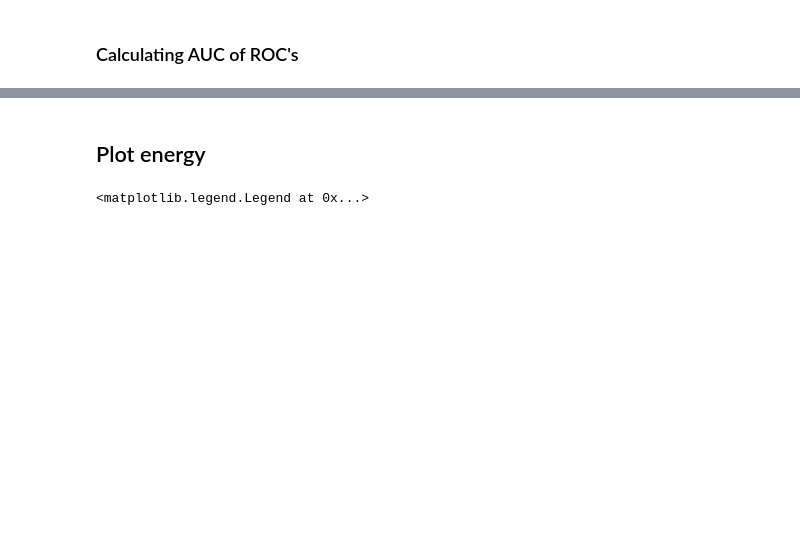
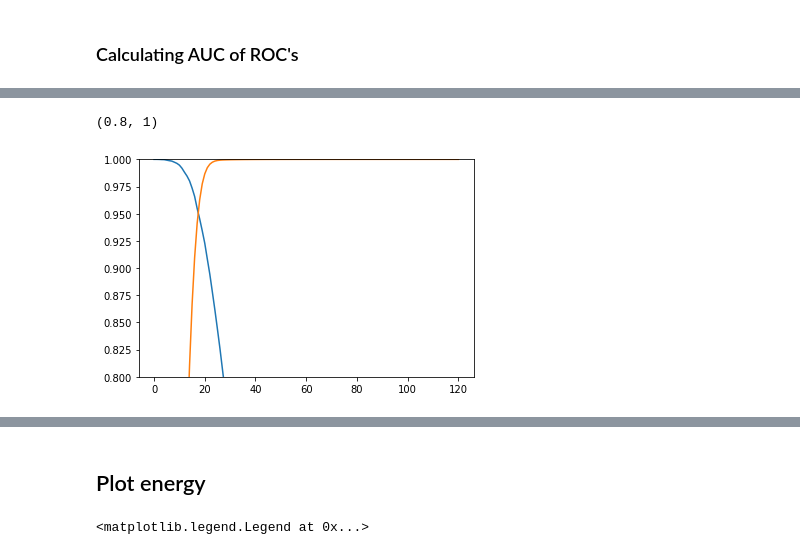
Before and after one commit to Gui1402/filtering_cygnus, a Jupyter notebook: notebooks/new_results.ipynb, the cells around one changed output, grey strips where cells are left out. Cells and saved outputs as stored; diff of their text form; code cells hidden in the pictures; blank space fills up the shorter version.

```diff
--- a/notebooks/new_results.ipynb
+++ b/notebooks/new_results.ipynb
@@ -57,3 +81,11 @@ f1_score_best_per_image.shape
+# %%
+plt.plot(sg_eff[4,:,7])
+plt.plot(bg_eff[4,:,7])
+#plt.xlim([10,17])
+plt.ylim([0.8,1])
+# %% [output]
+(0.8, 1)
+[figure, added]
 # %%
 np.random.seed(3)
 fig,ax = plt.subplots(1,2, figsize=(15,8))
```
Also changed, not shown: parts of 13 cells of this notebook, 3 other files.
